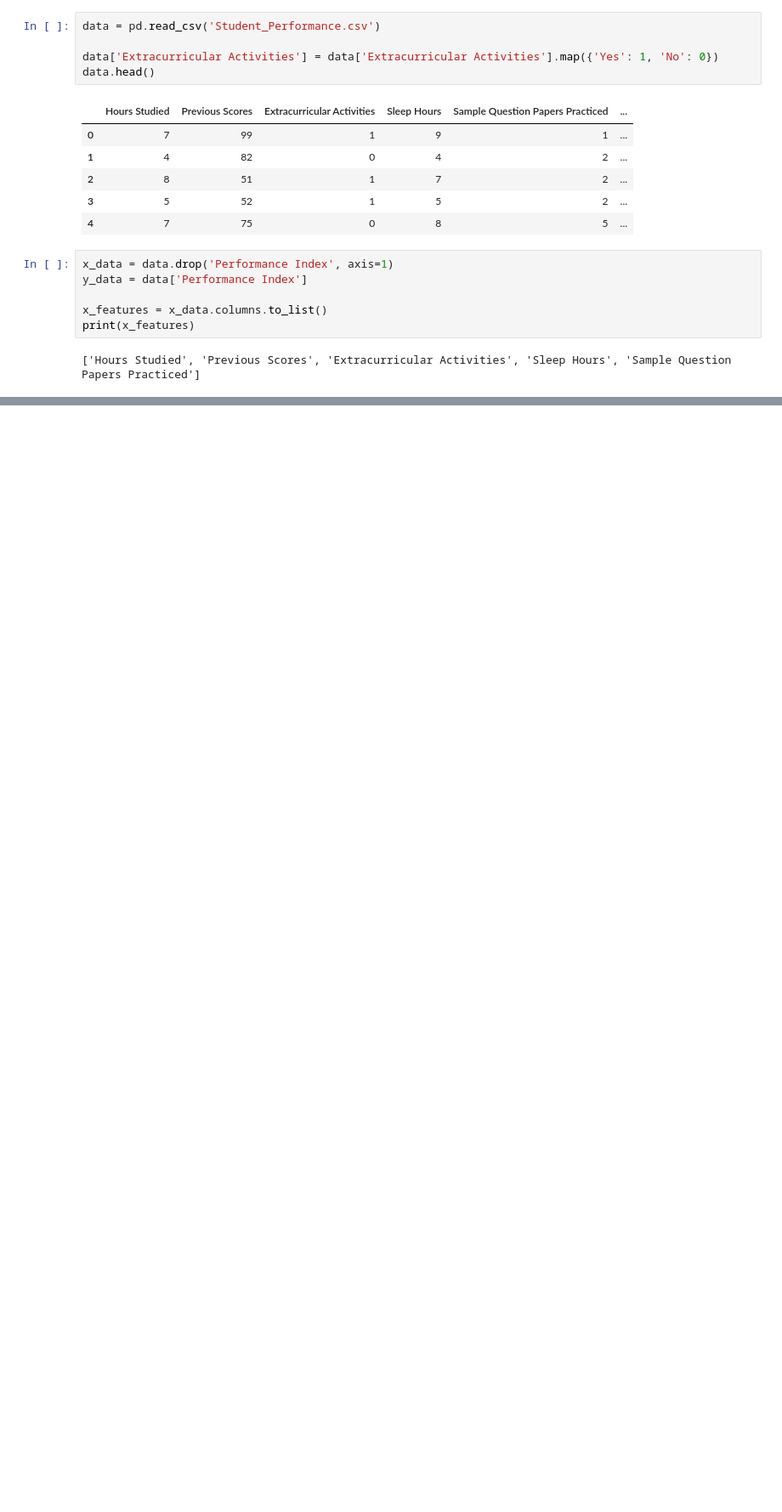
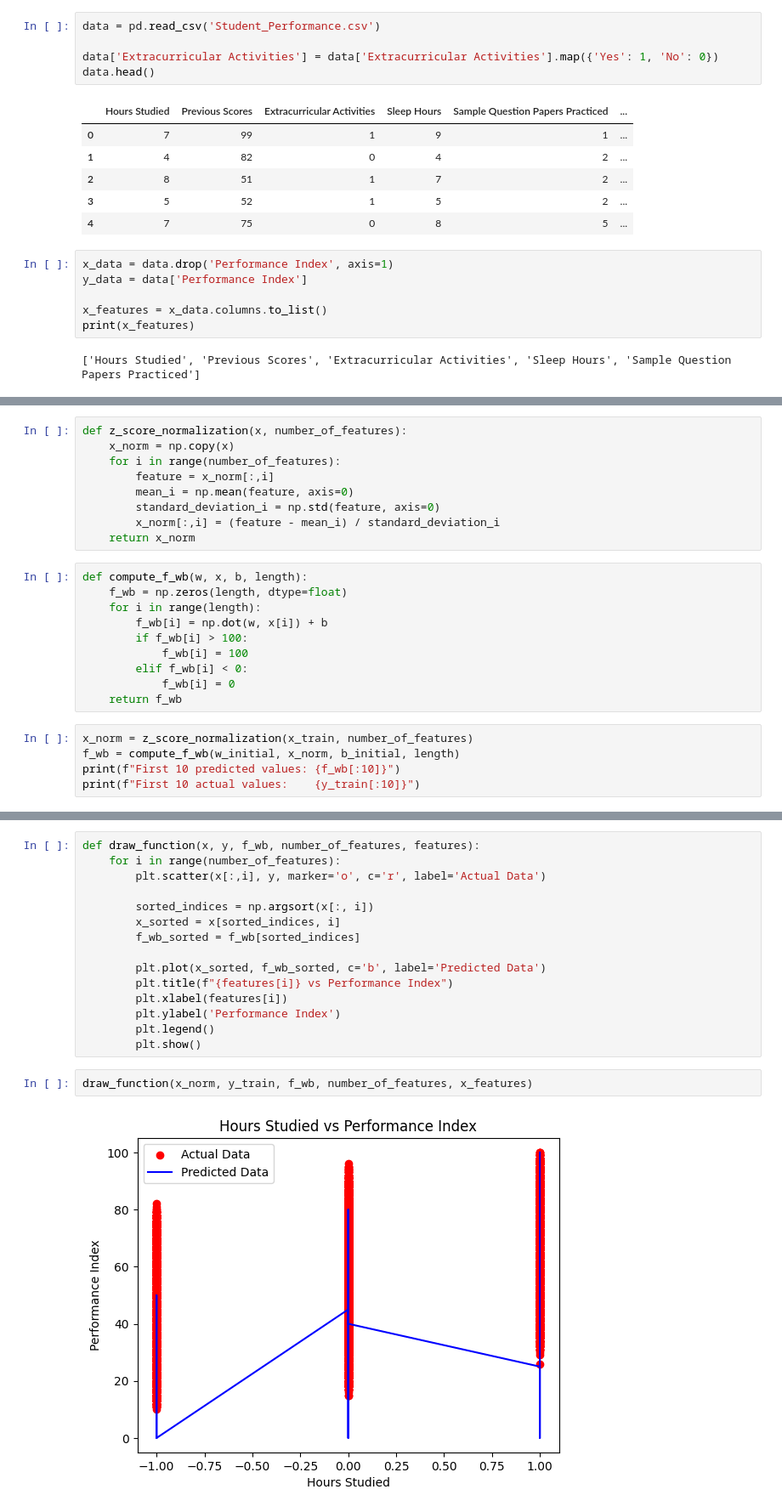
Before and after one commit to KartikAg13/student_performance_prediction, a Jupyter notebook: main.ipynb, the cells around one changed output, grey strips where cells are left out. Shown at 85% size. Cells and saved outputs as stored; diff of their text form; blank space fills up the shorter version.

```diff
--- a/main.ipynb
+++ b/main.ipynb
@@ -38,0 +40,24 @@ Length of the data: 10000
+# %%
+def z_score_normalization(x, number_of_features):
+    x_norm = np.copy(x)
+    for i in range(number_of_features):
+        feature = x_norm[:,i]
+        mean_i = np.mean(feature, axis=0)
+        standard_deviation_i = np.std(feature, axis=0)
+        x_norm[:,i] = (feature - mean_i) / standard_deviation_i
+    return x_norm
+# %%
+def compute_f_wb(w, x, b, length):
+    f_wb = np.zeros(length, dtype=float)
+    for i in range(length):
+        f_wb[i] = np.dot(w, x[i]) + b
+        if f_wb[i] > 100:
+            f_wb[i] = 100
+        elif f_wb[i] < 0:
+            f_wb[i] = 0
+    return f_wb
+# %%
+x_norm = z_score_normalization(x_train, number_of_features)
+f_wb = compute_f_wb(w_initial, x_norm, b_initial, length)
+print(f"First 10 predicted values: {f_wb[:10]}")
+print(f"First 10 actual values:    {y_train[:10]}")
@@ -38,0 +67,19 @@ Length of the data: 10000
+# %%
+def draw_function(x, y, f_wb, number_of_features, features):
+    for i in range(number_of_features):
+        plt.scatter(x[:,i], y, marker='o', c='r', label='Actual Data')
+
+        sorted_indices = np.argsort(x[:, i])
+        x_sorted = x[sorted_indices, i]
+        f_wb_sorted = f_wb[sorted_indices]
+
+        plt.plot(x_sorted, f_wb_sorted, c='b', label='Predicted Data')
+        plt.title(f"{features[i]} vs Performance Index")
+        plt.xlabel(features[i])
+        plt.ylabel('Performance Index')
+        plt.legend()
+        plt.show()
+# %%
+draw_function(x_norm, y_train, f_wb, number_of_features, x_features)
+# %% [output]
+[figure, added]
```
Also changed, not shown: parts of 14 cells of this notebook.
